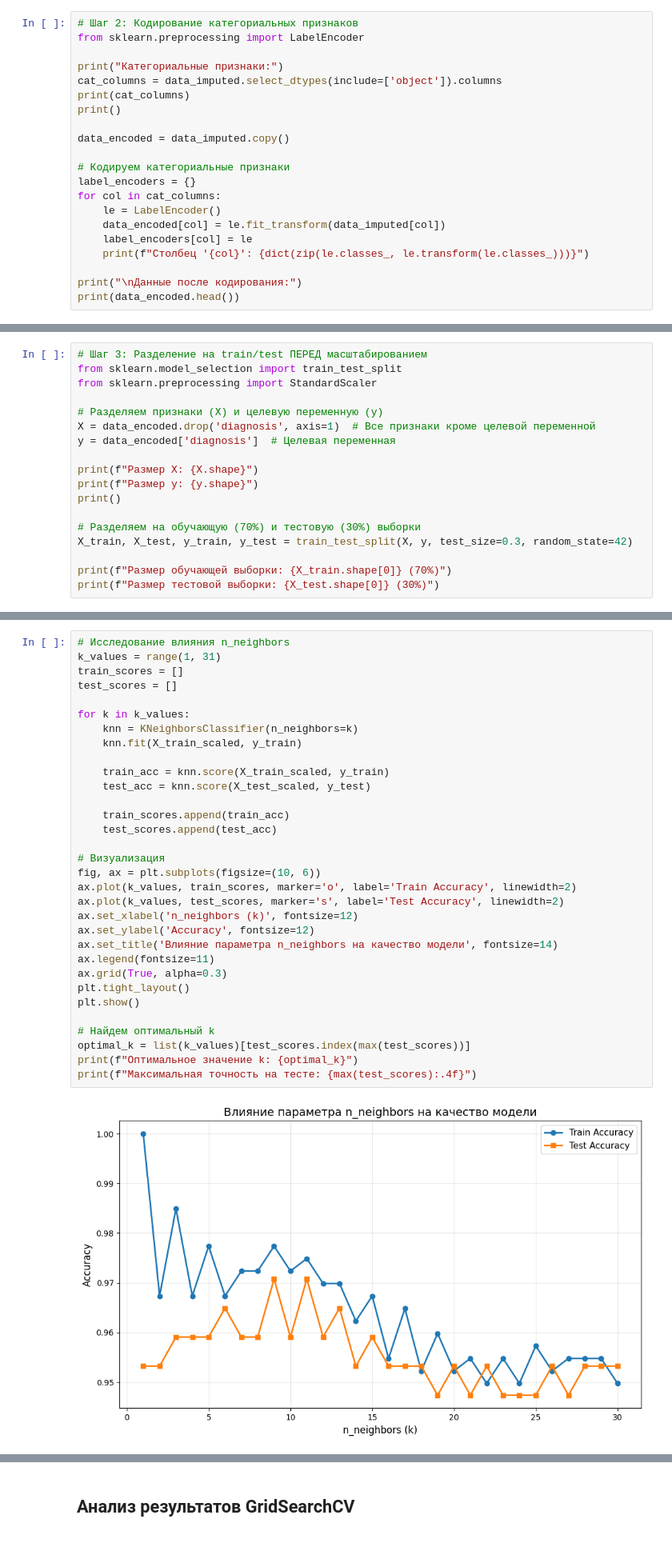
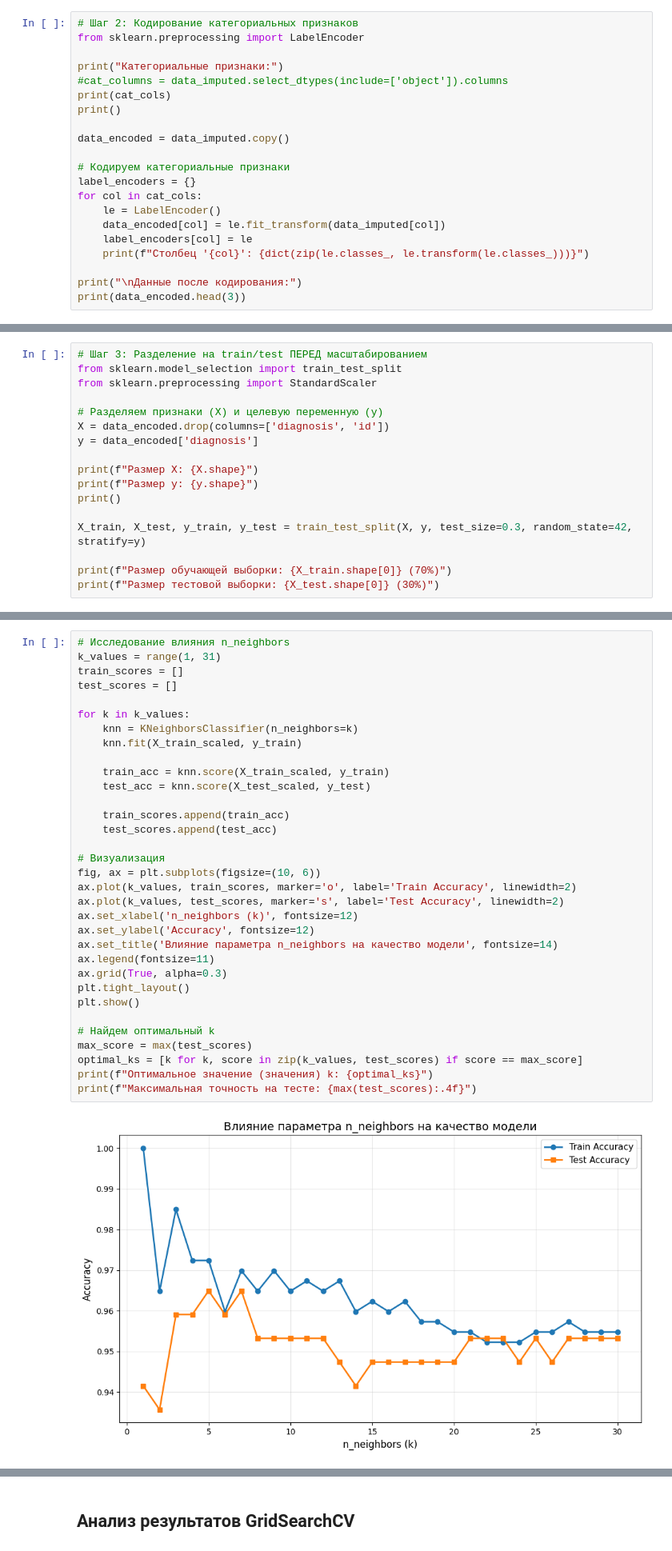
Before and after one commit to AlexeeyM/ml-course-homeworks, a Jupyter notebook: hw03_KNN/hw03_KNN.ipynb, the cells around one changed output, grey strips where cells are left out. Shown at 80% size. Drawn from its saved outputs; the diff is of its cells as text.

```diff
--- a/hw03_KNN/hw03_KNN.ipynb
+++ b/hw03_KNN/hw03_KNN.ipynb
@@ -155,22 +156,22 @@ dtype: int64
 from sklearn.preprocessing import LabelEncoder
 
 print("Категориальные признаки:")
-cat_columns = data_imputed.select_dtypes(include=['object']).columns
-print(cat_columns)
+#cat_columns = data_imputed.select_dtypes(include=['object']).columns
+print(cat_cols)
 print()
 
 data_encoded = data_imputed.copy()
 
 # Кодируем категориальные признаки
 label_encoders = {}
-for col in cat_columns:
+for col in cat_cols:
     le = LabelEncoder()
     data_encoded[col] = le.fit_transform(data_imputed[col])
     label_encoders[col] = le
     print(f"Столбец '{col}': {dict(zip(le.classes_, le.transform(le.classes_)))}")
 
 print("\nДанные после кодирования:")
-print(data_encoded.head())
+print(data_encoded.head(3))
 # %% [output]
 Категориальные признаки:
 Index(['diagnosis'], dtype='object')
@@ -195,15 +196,14 @@ from sklearn.model_selection import train_test_split
 from sklearn.preprocessing import StandardScaler
 
 # Разделяем признаки (X) и целевую переменную (y)
-X = data_encoded.drop('diagnosis', axis=1)  # Все признаки кроме целевой переменной
-y = data_encoded['diagnosis']  # Целевая переменная
+X = data_encoded.drop(columns=['diagnosis', 'id'])
+y = data_encoded['diagnosis']
 
 print(f"Размер X: {X.shape}")
 print(f"Размер y: {y.shape}")
 print()
 
-# Разделяем на обучающую (70%) и тестовую (30%) выборки
-X_train, X_test, y_train, y_test = train_test_split(X, y, test_size=0.3, random_state=42)
+X_train, X_test, y_train, y_test = train_test_split(X, y, test_size=0.3, random_state=42, stratify=y)
 
 print(f"Размер обучающей выборки: {X_train.shape[0]} (70%)")
 print(f"Размер тестовой выборки: {X_test.shape[0]} (30%)")
@@ -296,33 +296,34 @@ F1-Score:  0.9440
 # Исследование влияния n_neighbors
 k_values = range(1, 31)
 train_scores = []
 test_scores = []
 
 for k in k_values:
     knn = KNeighborsClassifier(n_neighbors=k)
     knn.fit(X_train_scaled, y_train)
 
     train_acc = knn.score(X_train_scaled, y_train)
     test_acc = knn.score(X_test_scaled, y_test)
 
     train_scores.append(train_acc)
     test_scores.append(test_acc)
 
 # Визуализация
 fig, ax = plt.subplots(figsize=(10, 6))
 ax.plot(k_values, train_scores, marker='o', label='Train Accuracy', linewidth=2)
 ax.plot(k_values, test_scores, marker='s', label='Test Accuracy', linewidth=2)
 ax.set_xlabel('n_neighbors (k)', fontsize=12)
 ax.set_ylabel('Accuracy', fontsize=12)
 ax.set_title('Влияние параметра n_neighbors на качество модели', fontsize=14)
 ax.legend(fontsize=11)
 ax.grid(True, alpha=0.3)
 plt.tight_layout()
 plt.show()
 
 # Найдем оптимальный k
-optimal_k = list(k_values)[test_scores.index(max(test_scores))]
-print(f"Оптимальное значение k: {optimal_k}")
+max_score = max(test_scores)
+optimal_ks = [k for k, score in zip(k_values, test_scores) if score == max_score]
+print(f"Оптимальное значение (значения) k: {optimal_ks}")
 print(f"Максимальная точность на тесте: {max(test_scores):.4f}")
 # %% [output]
-[figure, old version]
+[figure, new version]
```
Also changed, not shown: parts of 14 cells of this notebook.
